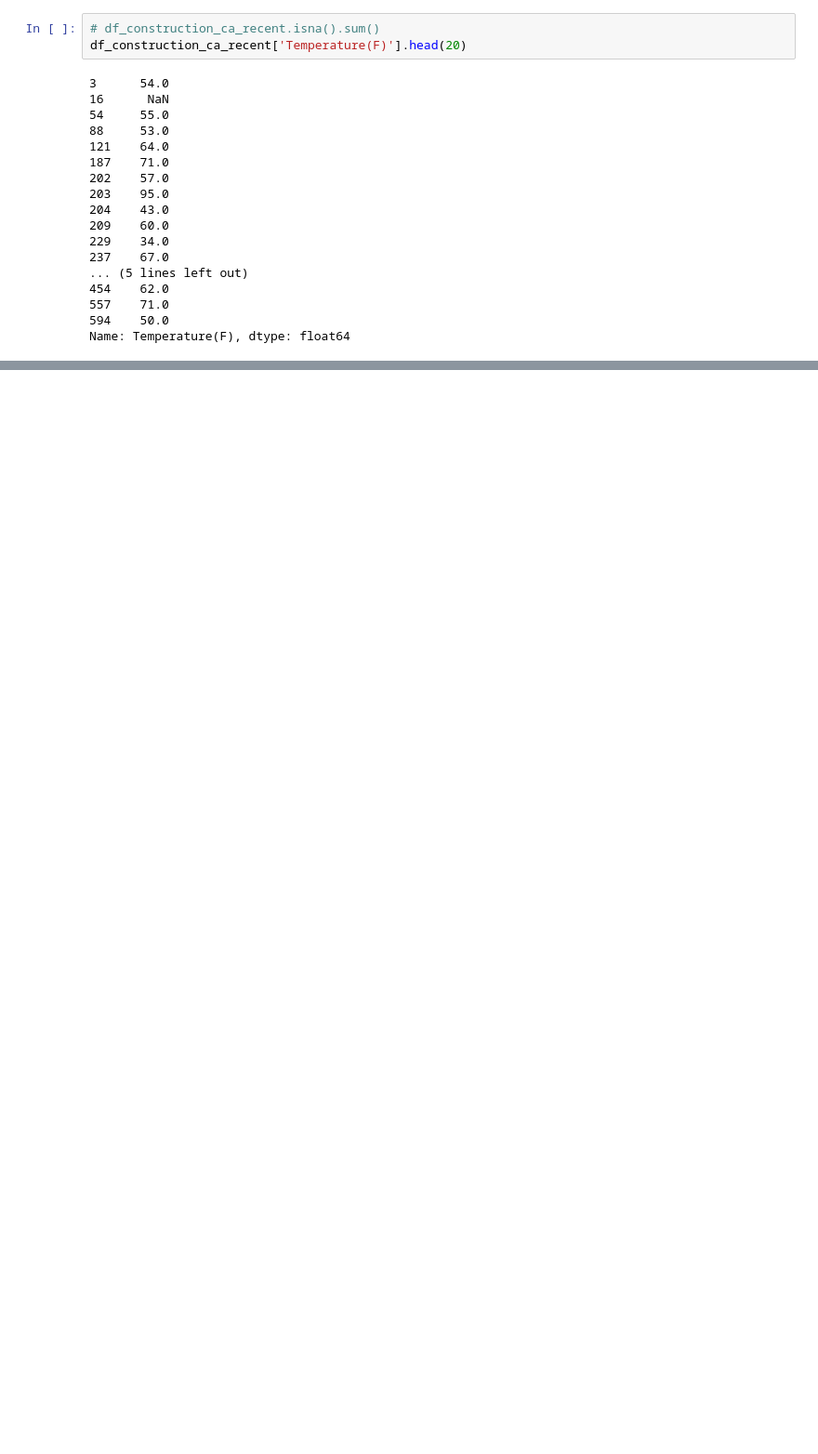
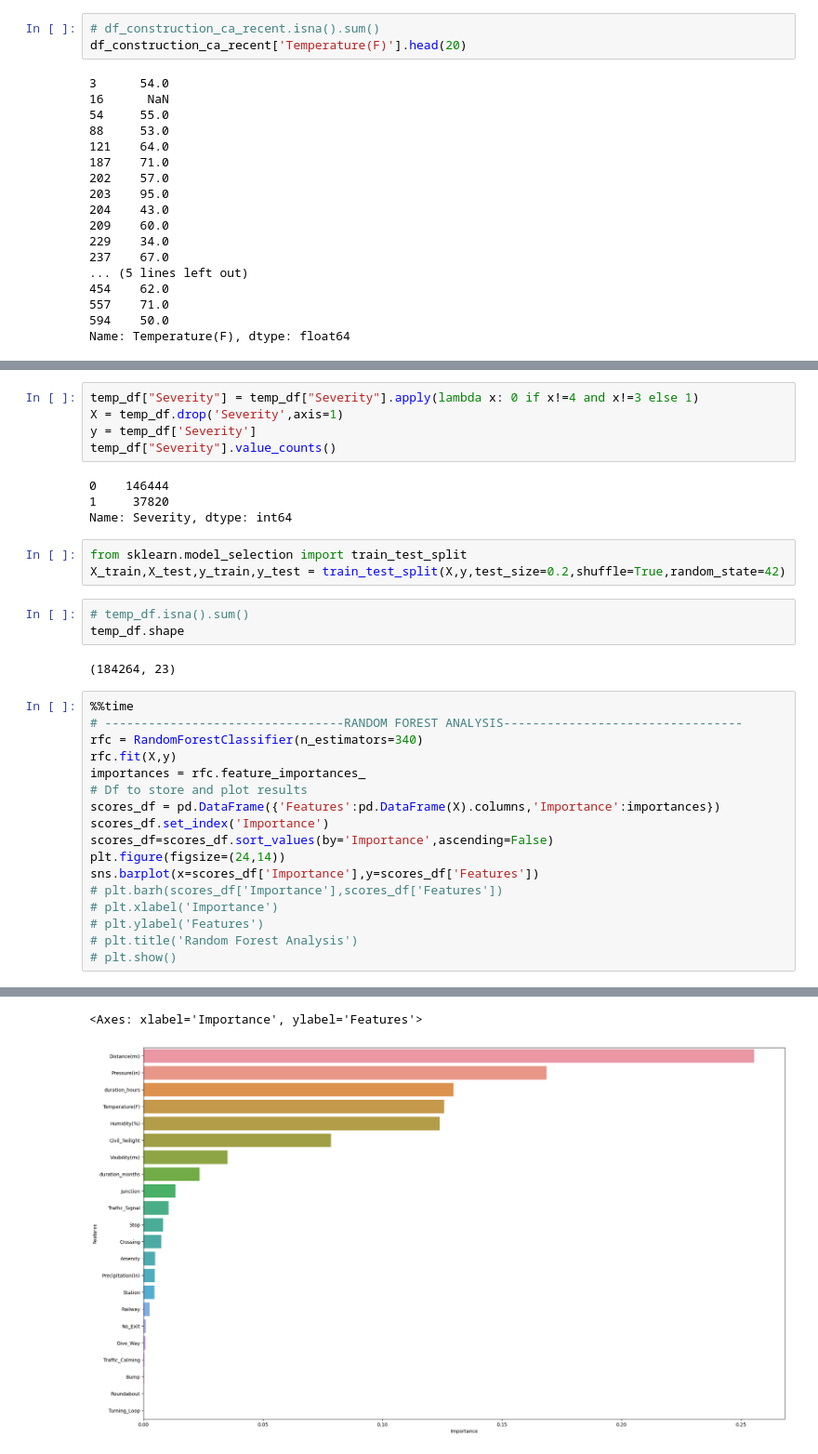
Before and after one commit to RBelgundi-6475/Term_Project_CS5644, a Jupyter notebook: Term_Project.ipynb, the cells around one changed output, grey strips where cells are left out. Shown at 93% size. Cells and saved outputs as stored; diff of their text form; blank space fills up the shorter version.

Commit message:
Feature Selection and Baseline Random Forest Classifier model built

```diff
--- a/Term_Project.ipynb
+++ b/Term_Project.ipynb
@@ -583,0 +642,35 @@ Name: Temperature(F), dtype: float64
+# %%
+temp_df["Severity"] = temp_df["Severity"].apply(lambda x: 0 if x!=4 and x!=3 else 1)
+X = temp_df.drop('Severity',axis=1)
+y = temp_df['Severity']
+temp_df["Severity"].value_counts()
+# %% [output]
+0    146444
+1     37820
+Name: Severity, dtype: int64
+# %%
+from sklearn.model_selection import train_test_split
+X_train,X_test,y_train,y_test = train_test_split(X,y,test_size=0.2,shuffle=True,random_state=42)
+# %%
+# temp_df.isna().sum()
+temp_df.shape
+# %% [output]
+(184264, 23)
+# %%
+%%time
+# ---------------------------------RANDOM FOREST ANALYSIS---------------------------------
+rfc = RandomForestClassifier(n_estimators=340)
+rfc.fit(X,y)
+importances = rfc.feature_importances_
+# Df to store and plot results
+scores_df = pd.DataFrame({'Features':pd.DataFrame(X).columns,'Importance':importances})
+scores_df.set_index('Importance')
+scores_df=scores_df.sort_values(by='Importance',ascending=False)
+plt.figure(figsize=(24,14))
+sns.barplot(x=scores_df['Importance'],y=scores_df['Features'])
+# plt.barh(scores_df['Importance'],scores_df['Features'])
+# plt.xlabel('Importance')
+# plt.ylabel('Features')
+# plt.title('Random Forest Analysis')
+# plt.show()
+# %% [output]
@@ -583,0 +679,2 @@ Name: Temperature(F), dtype: float64
+<Axes: xlabel='Importance', ylabel='Features'>
+[figure, added]
```
Also changed, not shown: parts of 25 cells of this notebook.
